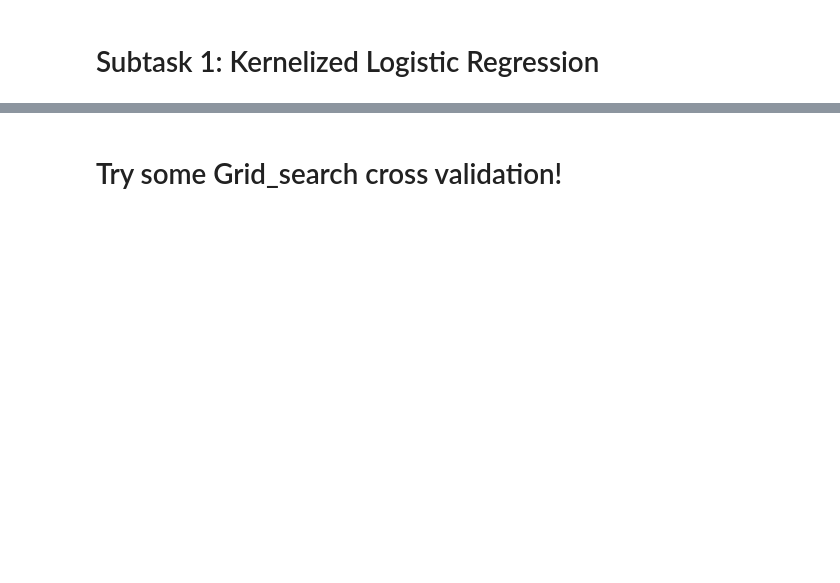
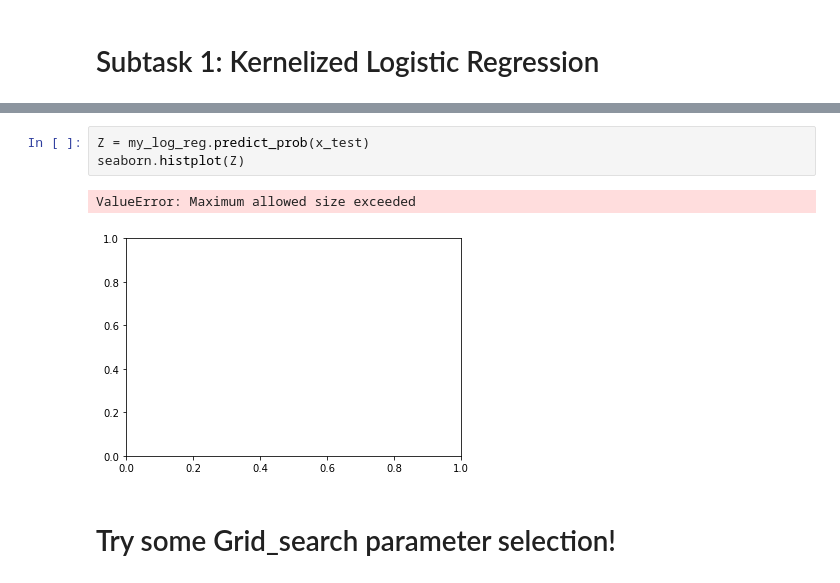
Before and after one commit to IZerab/Into_ML, a Jupyter notebook: PA6/Main.ipynb, the cells around one changed output, grey strips where cells are left out. Drawn from its saved outputs; the diff is of its cells as text; blank space fills up the shorter version.

```diff
--- a/PA6/Main.ipynb
+++ b/PA6/Main.ipynb
@@ -160,4 +154,10 @@ The accuracy score on test resulted to be: 0.428
+# %%
+Z = my_log_reg.predict_prob(x_test)
+seaborn.histplot(Z)
+# %% [output]
+ValueError: Maximum allowed size exceeded
+[figure, added]
 # %% [markdown]
-# Try some Grid_search cross validation!
+# Try some Grid_search parameter selection!
 # %%
 # set my parameters
```
Also changed, not shown: parts of 30 cells of this notebook, 2 other files.
